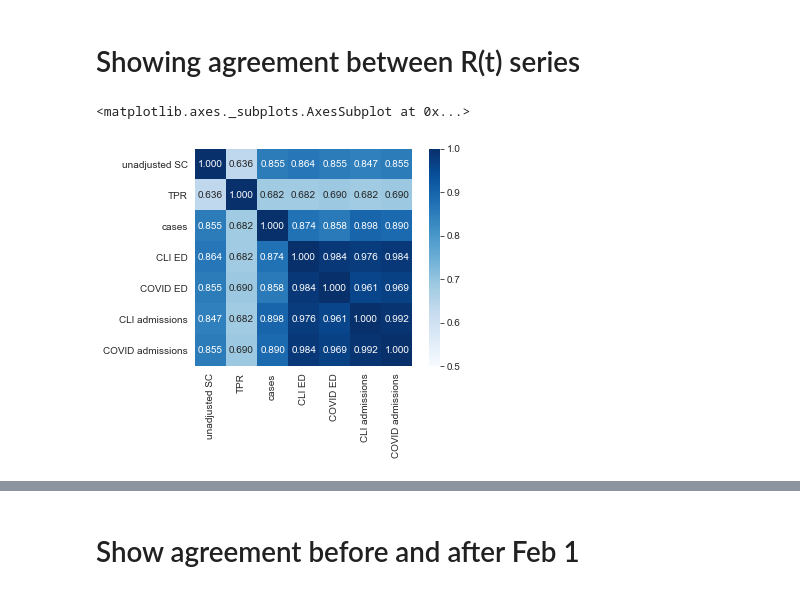
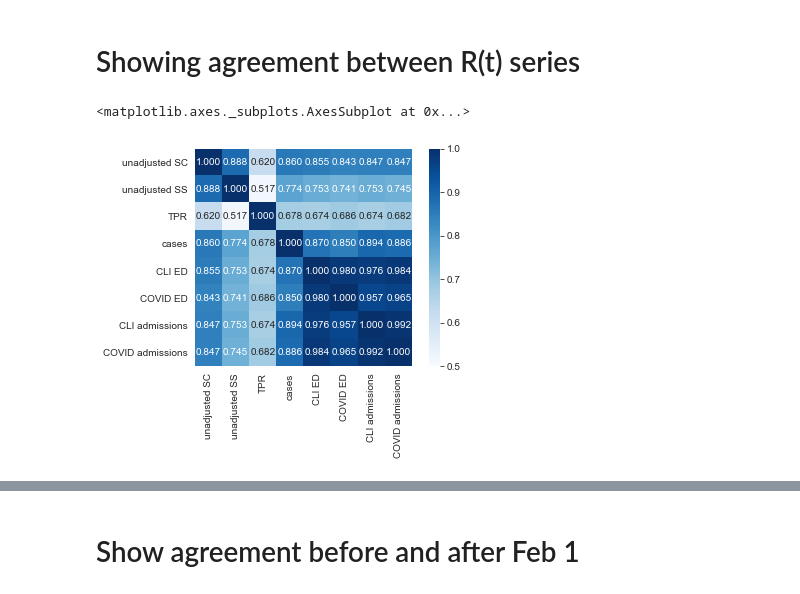
Before and after one commit to numalariamodeling/chicago_sentinel_surveillance, a Jupyter notebook: chicago_sentinel_surveillance.ipynb, the cells around one changed output, grey strips where cells are left out. Saved outputs shown, nothing was run; the diff lists cells and outputs as text; code cells hidden in the pictures.

```diff
--- a/chicago_sentinel_surveillance.ipynb
+++ b/chicago_sentinel_surveillance.ipynb
@@ -315,7 +315,7 @@ Total specimens (IDPH) with documented symptomatology: 37104
 # %% [markdown]
 # Show operational dates of sites
 # %%
-open_df = pd.read_csv('~/Box/covid_CDPH/cbts_operations_calendar_tabular_210728.csv')
+open_df = pd.read_csv('./data/cbts_operations_calendar_tabular_210728.csv')
 # %%
 open_df['date'] = pd.to_datetime(open_df['date'], utc=True)
 open_df.index = open_df['date']
@@ -399,6 +400,8 @@ fig.savefig('fig_1_panel_b_c_' + today_str + '.pdf', bbox_inches='tight')
 r_combo_adjust = covid19.r_covid(combo_adjust[1:], delay_distribution=sc_distrb, r_window_size=14, auto_cutoff=True)
 # %%
 %%time
+
+np.random.seed(2022)
 # generating raw sentinel case and adjusted sentinel case time series
 r_storage = []
 for cap in [10,40,100,1000]:
@@ -433,10 +436,16 @@ for cap in [10,40,100,1000]:
     #combo_ss = combo_ss.reindex(onset_idx, fill_value=0.0)
     combo_adjust.index = pd.to_datetime(combo_adjust.index)
     combo_adjust.reindex(onset_idx, fill_value=0.0)
+    np.random.seed(2022)
     r_combo_adjust = covid19.r_covid(combo_adjust[1:], delay_distribution=sc_distrb, r_window_size=14, auto_cutoff=True)
     r_storage.append(r_combo_adjust.copy())
 
+np.random.seed(2022)
+r_combo_adjust = covid19.r_covid(combo_ss['positive'], delay_distribution=sc_distrb, r_window_size=14, auto_cutoff=True)
+r_storage.append(r_combo_adjust.copy())
+
 tpr = pd.DataFrame(index = combo_sc.index, data={'cases':combo_ss['positive'].mean()*combo_sc.values.astype(int)/combo_ss['positive'].values})['cases']
+np.random.seed(2022)
 r_combo_adjust = covid19.r_covid(tpr[1:], delay_distribution=sc_distrb, r_window_size=14, auto_cutoff=True)
 r_storage.append(r_combo_adjust.copy())
 # %% [output]
@@ -444,21 +454,21 @@ Wall time: 26.9 s
 # %% [markdown]
 # Showing agreement between R(t) series
 # %%
-r_comparison_array = [r_storage[3], r_storage[4], r_case, r_cli, r_cli_cdph, r_cli_ed, r_covid_ed]
-r_comparison_array_labels = ['unadjusted SC', 'TPR', 'cases', 'CLI ED', 'COVID ED','CLI admissions', 'COVID admissions']
+r_comparison_array = [r_storage[3], r_storage[4], r_storage[5], r_case, r_cli, r_cli_cdph, r_cli_ed, r_covid_ed]
+r_comparison_array_labels = ['unadjusted SC', 'unadjusted SS', 'TPR', 'cases', 'CLI ED', 'COVID ED','CLI admissions', 'COVID admissions']
 
 similarity_matrix = np.zeros(shape=(len(r_comparison_array), len(r_comparison_array)))
 for i in range(len(r_comparison_array)):
     for j in range(len(r_comparison_array)):
         similarity_matrix[i][j] = percent_agreement(r_comparison_array[i],
                                                     r_comparison_array[j],
                                                     'Q0.5',
                                                     min_date=pd.to_datetime('2020-09-27', utc=True),
                                                     max_date=pd.to_datetime('2021-06-07', utc=True))
         #print(spearmanr(r_comparison_array[i], r_comparison_array[j], 'Q0.5')[1])
 
 sns.heatmap(similarity_matrix, vmin=0.5, vmax=1, cmap='Blues', annot=True, square=True, fmt='.3f',
             xticklabels=r_comparison_array_labels, yticklabels=r_comparison_array_labels)
 # %% [output]
 <matplotlib.axes._subplots.AxesSubplot at 0x...>
-[figure, old version]
+[figure, new version]
```
Also changed, not shown: parts of 12 cells of this notebook.
